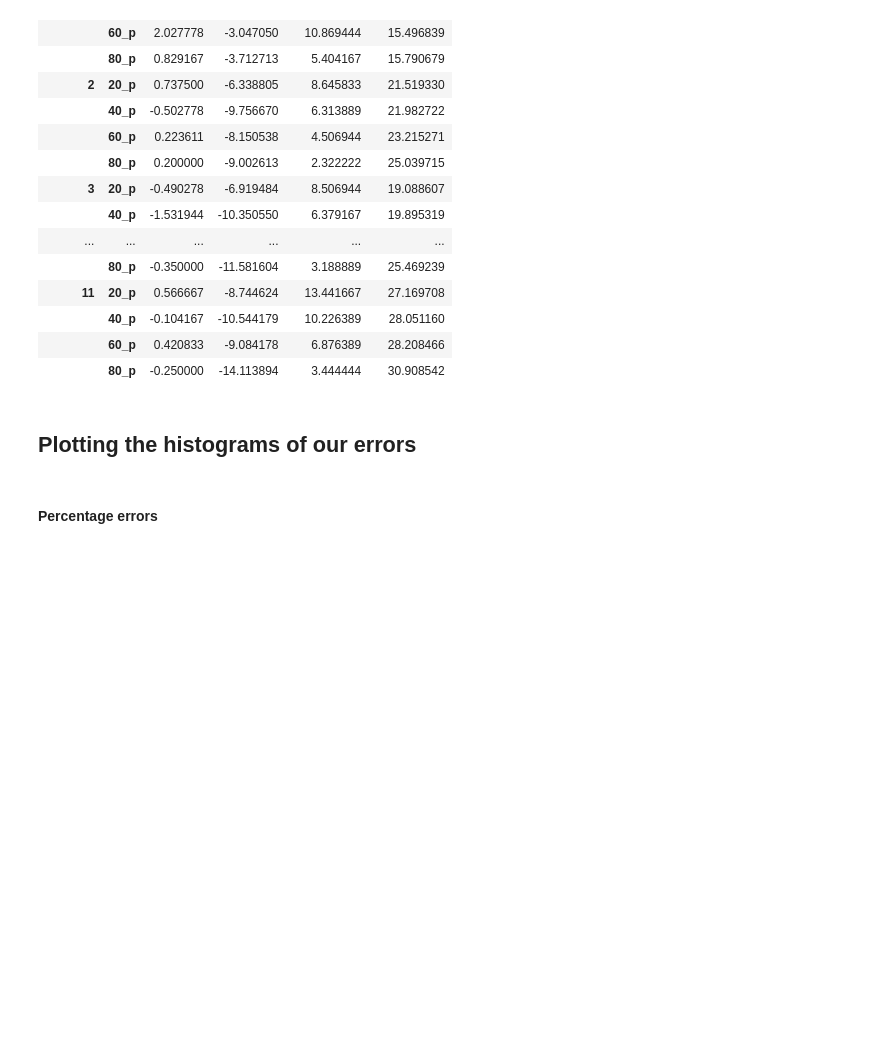
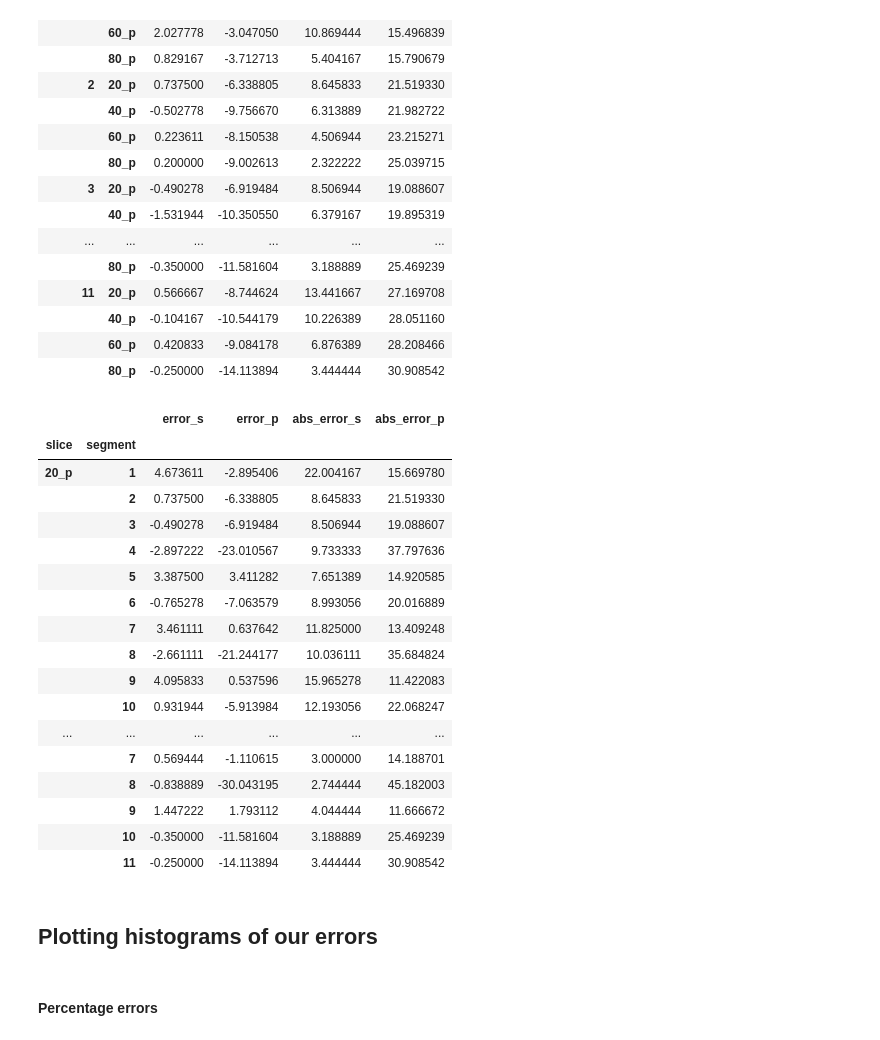
Before and after one commit to M20190649/TDDE19-bus-arrival-time, a Jupyter notebook: baseline_models/baseline_model_203.ipynb, the cells around one changed output. Saved outputs shown, nothing was run; the diff lists cells and outputs as text; code cells hidden in the pictures; blank space fills up the shorter version.

```diff
--- a/baseline_models/baseline_model_203.ipynb
+++ b/baseline_models/baseline_model_203.ipynb
@@ -162,8 +164,29 @@ error_df.groupby(['segment', 'slice']).mean()
 |  | 40_p | -0.104167 | -10.544179 | 10.226389 | 28.051160 |
 |  | 60_p | 0.420833 | -9.084178 | 6.876389 | 28.208466 |
 |  | 80_p | -0.250000 | -14.113894 | 3.444444 | 30.908542 |
+# %%
+error_df.groupby(['slice', 'segment']).mean()
+# %% [output]
+|  |  | error_s | error_p | abs_error_s | abs_error_p |
+| slice | segment |  |  |  |  |
+| 20_p | 1 | 4.673611 | -2.895406 | 22.004167 | 15.669780 |
+|  | 2 | 0.737500 | -6.338805 | 8.645833 | 21.519330 |
+|  | 3 | -0.490278 | -6.919484 | 8.506944 | 19.088607 |
+|  | 4 | -2.897222 | -23.010567 | 9.733333 | 37.797636 |
+|  | 5 | 3.387500 | 3.411282 | 7.651389 | 14.920585 |
+|  | 6 | -0.765278 | -7.063579 | 8.993056 | 20.016889 |
+|  | 7 | 3.461111 | 0.637642 | 11.825000 | 13.409248 |
+|  | 8 | -2.661111 | -21.244177 | 10.036111 | 35.684824 |
+|  | 9 | 4.095833 | 0.537596 | 15.965278 | 11.422083 |
+|  | 10 | 0.931944 | -5.913984 | 12.193056 | 22.068247 |
+| ... | ... | ... | ... | ... | ... |
+|  | 7 | 0.569444 | -1.110615 | 3.000000 | 14.188701 |
+|  | 8 | -0.838889 | -30.043195 | 2.744444 | 45.182003 |
+|  | 9 | 1.447222 | 1.793112 | 4.044444 | 11.666672 |
+|  | 10 | -0.350000 | -11.581604 | 3.188889 | 25.469239 |
+|  | 11 | -0.250000 | -14.113894 | 3.444444 | 30.908542 |
 # %% [markdown]
-## Plotting the histograms of our errors
+## Plotting histograms of our errors
 # %% [markdown]
 #### Percentage errors
 # %%
```
Also changed, not shown: parts of 2 cells of this notebook, 1 other file.
